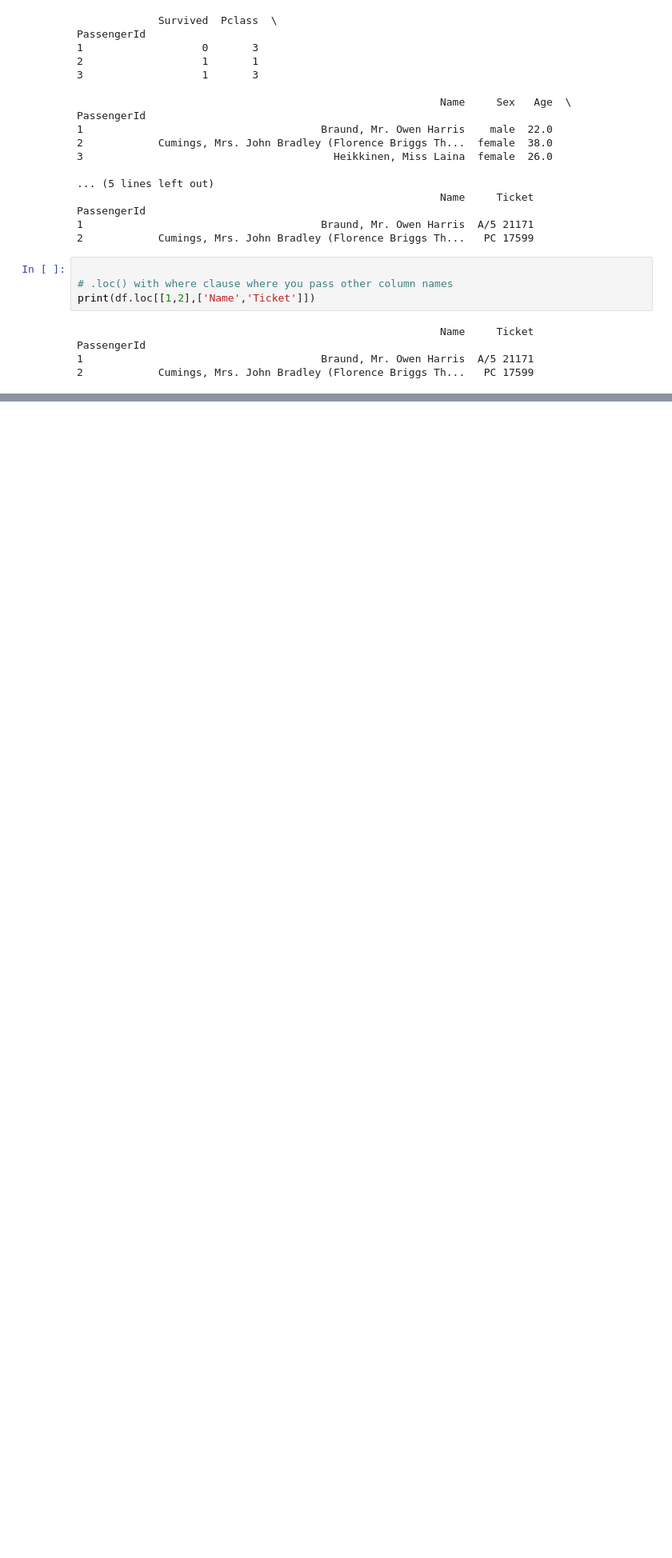
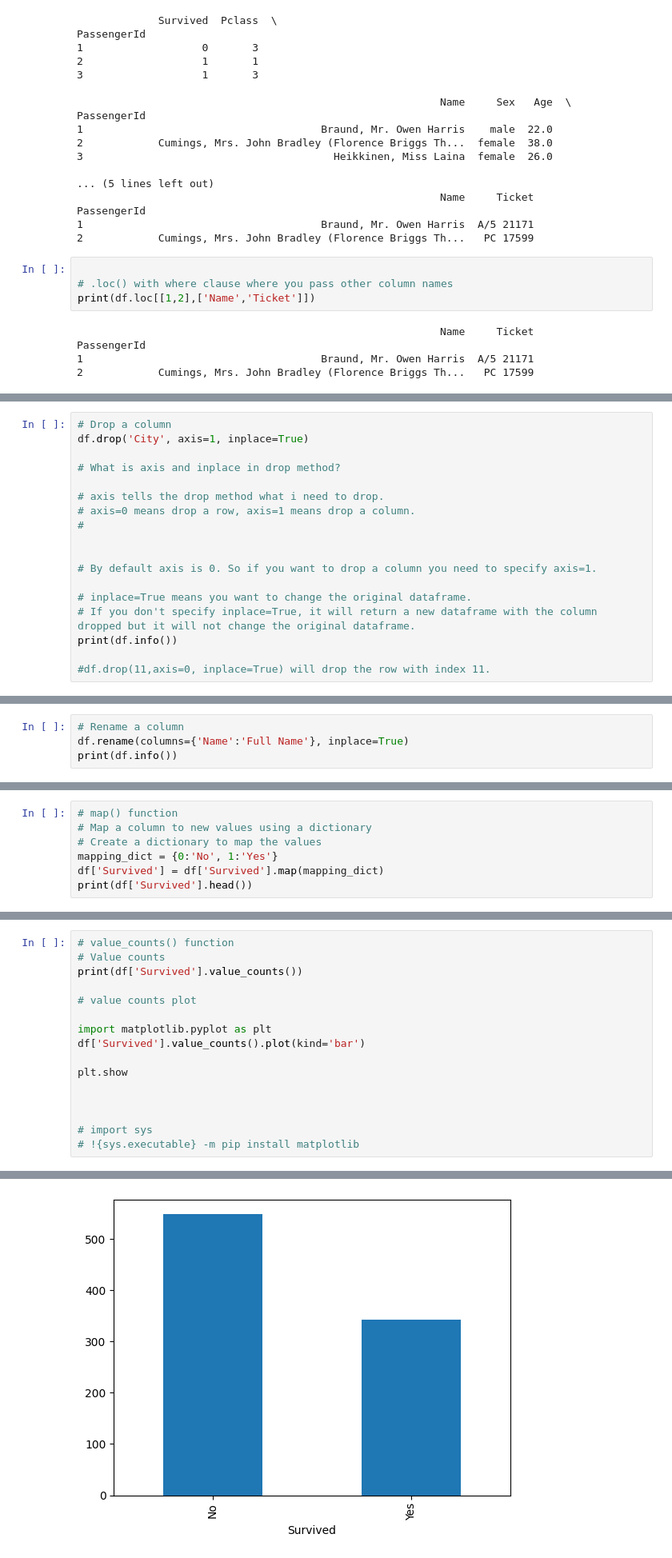
Before and after one commit to prasunr/PrasunGoogleColab, a Jupyter notebook: Python_Edureka_Sep25.ipynb, the cells around one changed output, grey strips where cells are left out. Shown at 80% size. Cells and saved outputs as stored; diff of their text form; blank space fills up the shorter version.

```diff
--- a/Python_Edureka_Sep25.ipynb
+++ b/Python_Edureka_Sep25.ipynb
@@ -927,0 +1002,18 @@ PassengerId
+# %%
+# Drop a column
+df.drop('City', axis=1, inplace=True)
+
+# What is axis and inplace in drop method?
+
+# axis tells the drop method what i need to drop.
+# axis=0 means drop a row, axis=1 means drop a column.
+#
+
+
+# By default axis is 0. So if you want to drop a column you need to specify axis=1.
+
+# inplace=True means you want to change the original dataframe.
+# If you don't specify inplace=True, it will return a new dataframe with the column dropped but it will not change the original dataframe.
+print(df.info())
+
+#df.drop(11,axis=0, inplace=True) will drop the row with index 11.
@@ -927,0 +1041,4 @@ PassengerId
+# %%
+# Rename a column
+df.rename(columns={'Name':'Full Name'}, inplace=True)
+print(df.info())
@@ -927,0 +1066,7 @@ PassengerId
+# %%
+# map() function
+# Map a column to new values using a dictionary
+# Create a dictionary to map the values
+mapping_dict = {0:'No', 1:'Yes'}
+df['Survived'] = df['Survived'].map(mapping_dict)
+print(df['Survived'].head())
@@ -927,0 +1088,17 @@ PassengerId
+# %%
+# value_counts() function
+# Value counts
+print(df['Survived'].value_counts())
+
+# value counts plot
+
+import matplotlib.pyplot as plt
+df['Survived'].value_counts().plot(kind='bar')
+
+plt.show
+
+
+
+# import sys
+# !{sys.executable} -m pip install matplotlib
+# %% [output]
@@ -927,0 +1111 @@ PassengerId
+[figure, added]
```
Also changed, not shown: parts of 13 cells of this notebook, 3 other files.
